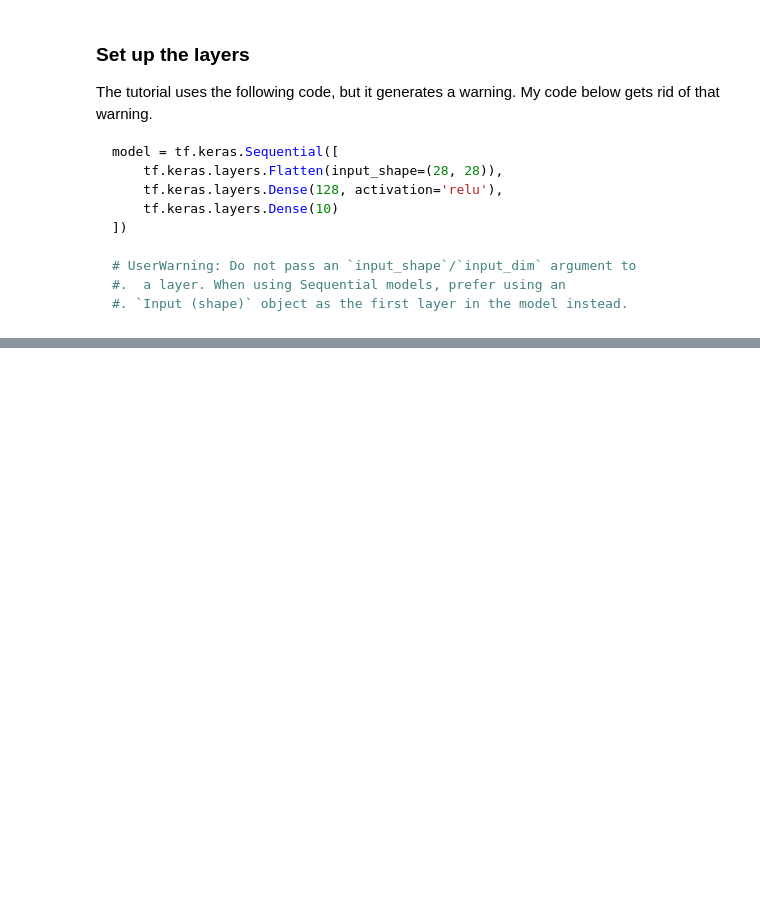
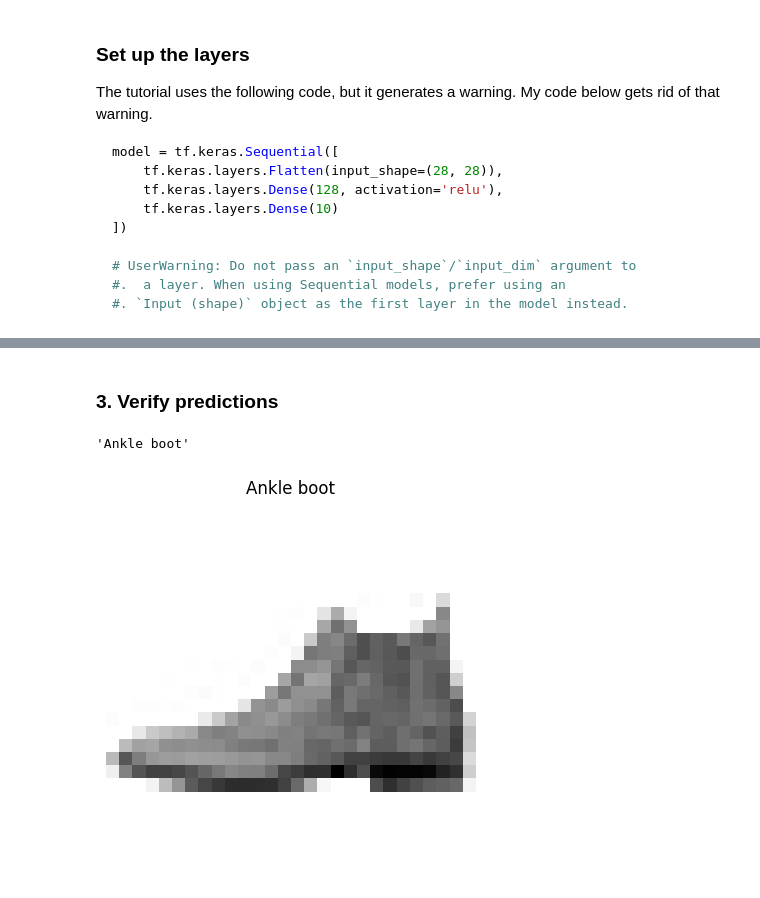
Before and after one commit to PaulToronto/TensorFlow_Tutorials, a Jupyter notebook: 2_Keras_Basic_image_classification.ipynb, the cells around one changed output, grey strips where cells are left out. Cells and saved outputs as stored; diff of their text form; code cells hidden in the pictures; blank space fills up the shorter version.

```diff
--- a/2_Keras_Basic_image_classification.ipynb
+++ b/2_Keras_Basic_image_classification.ipynb
@@ -136,0 +277,12 @@ model.layers
+# %% [markdown]
+### 3. Verify predictions
+# %%
+# prediction
+class_names[predictions[0].argmax()]
+# %% [output]
+'Ankle boot'
+# %%
+# image and true label
+plot_fashion(test_images[0], test_labels[0])
+# %% [output]
+[figure, added]
```
Also changed, not shown: parts of 35 cells of this notebook.
